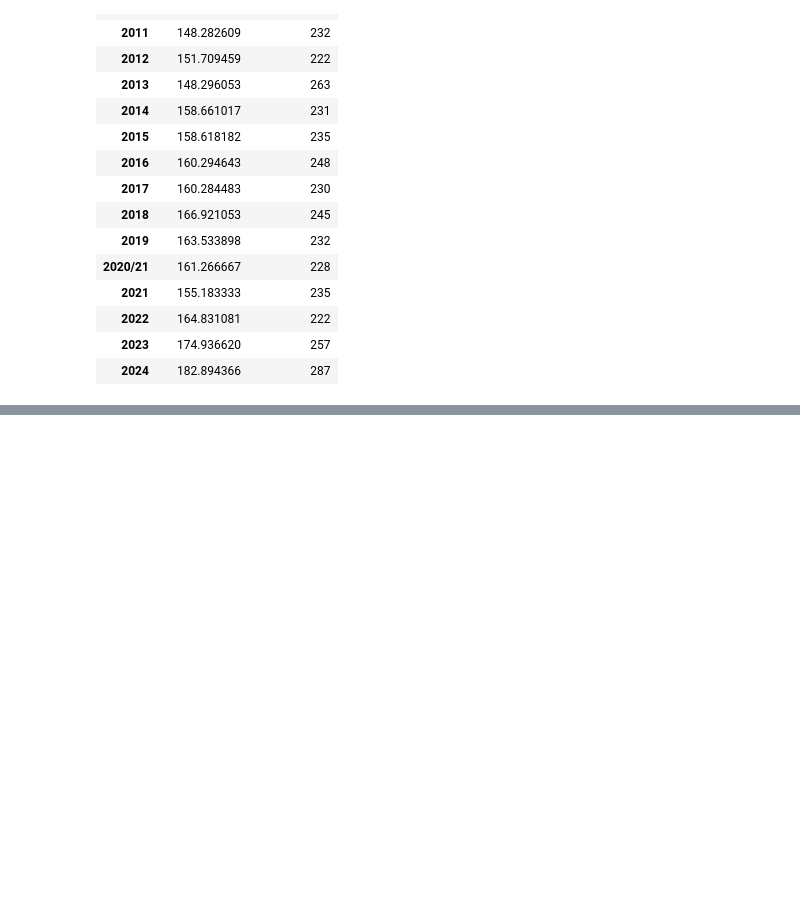
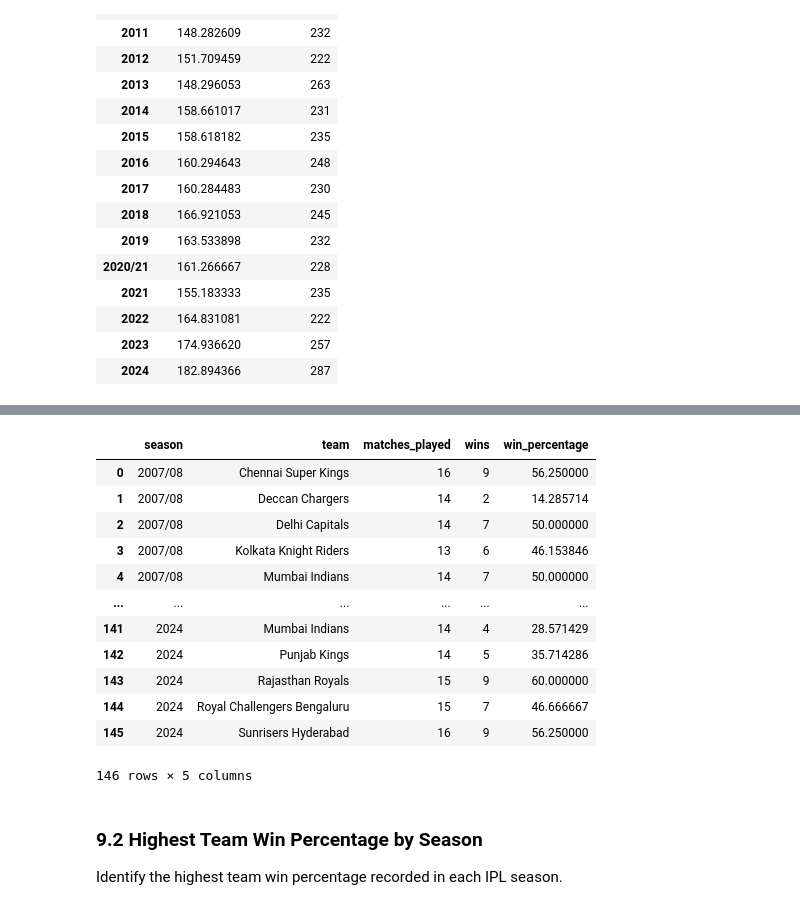
Before and after one commit to khalil-Gardiwal/ipl-data-analysis, a Jupyter notebook: notebooks/ipl-analysis.ipynb, the cells around one changed output, grey strips where cells are left out. Saved outputs shown, nothing was run; the diff lists cells and outputs as text; code cells hidden in the pictures; blank space fills up the shorter version.

```diff
--- a/notebooks/ipl-analysis.ipynb
+++ b/notebooks/ipl-analysis.ipynb
@@ -1834,0 +1841,58 @@ season_scoring_trend
+# %%
+team_season_matches = (
+    pd.concat([
+        matches[["season", "team1"]].rename(columns={"team1": "team"}),
+        matches[["season", "team2"]].rename(columns={"team2": "team"})
+    ])
+    .groupby(["season", "team"])
+    .size()
+    .reset_index(name="matches_played")
+)
+
+team_season_wins = (
+    matches
+    .dropna(subset=["winner"])
+    .groupby(["season", "winner"])
+    .size()
+    .reset_index(name="wins")
+    .rename(columns={"winner": "team"})
+)
+
+team_season_performance = (
+    team_season_matches
+    .merge(
+        team_season_wins,
+        on=["season", "team"],
+        how="left"
+    )
+)
+
+team_season_performance["wins"] = (
+    team_season_performance["wins"].fillna(0)
+)
+
+team_season_performance["win_percentage"] = (
+    team_season_performance["wins"]
+    / team_season_performance["matches_played"]
+    * 100
+)
+
+team_season_performance
+# %% [output]
+|  | season | team | matches_played | wins | win_percentage |
+| 0 | 2007/08 | Chennai Super Kings | 16 | 9 | 56.250000 |
+| 1 | 2007/08 | Deccan Chargers | 14 | 2 | 14.285714 |
+| 2 | 2007/08 | Delhi Capitals | 14 | 7 | 50.000000 |
+| 3 | 2007/08 | Kolkata Knight Riders | 13 | 6 | 46.153846 |
+| 4 | 2007/08 | Mumbai Indians | 14 | 7 | 50.000000 |
+| ... | ... | ... | ... | ... | ... |
+| 141 | 2024 | Mumbai Indians | 14 | 4 | 28.571429 |
+| 142 | 2024 | Punjab Kings | 14 | 5 | 35.714286 |
+| 143 | 2024 | Rajasthan Royals | 15 | 9 | 60.000000 |
+| 144 | 2024 | Royal Challengers Bengaluru | 15 | 7 | 46.666667 |
+| 145 | 2024 | Sunrisers Hyderabad | 16 | 9 | 56.250000 |
+146 rows × 5 columns
+# %% [markdown]
+### 9.2 Highest Team Win Percentage by Season
+
+Identify the highest team win percentage recorded in each IPL season.
```
Also changed, not shown: parts of 11 cells of this notebook.
